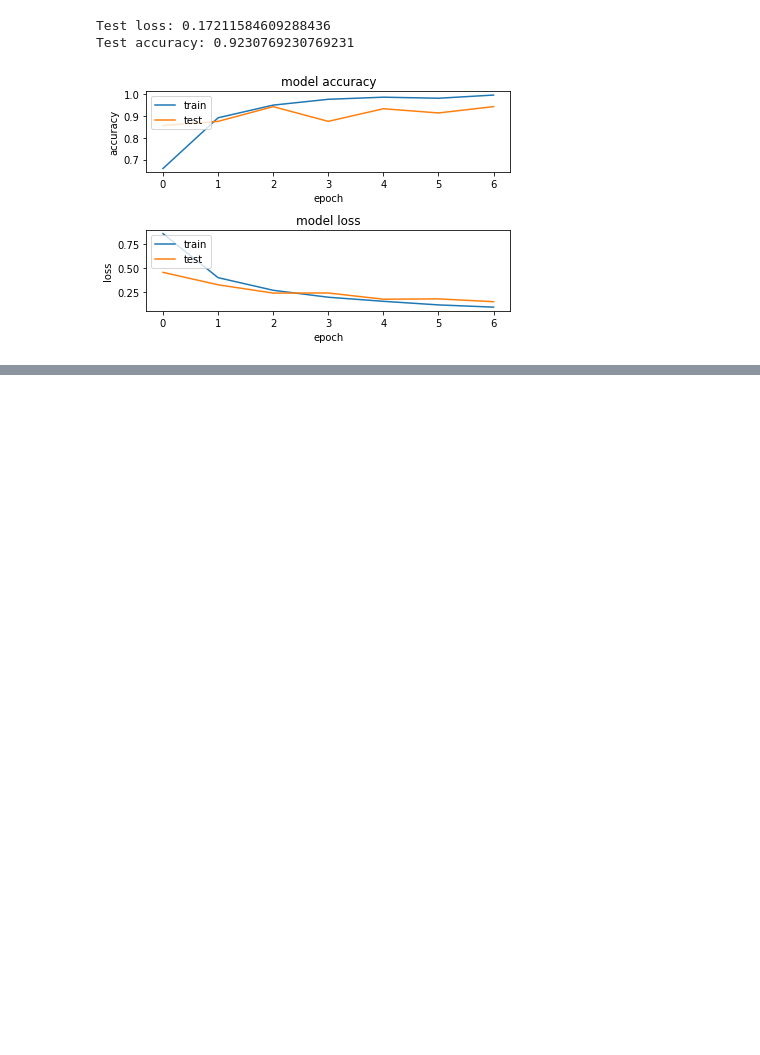
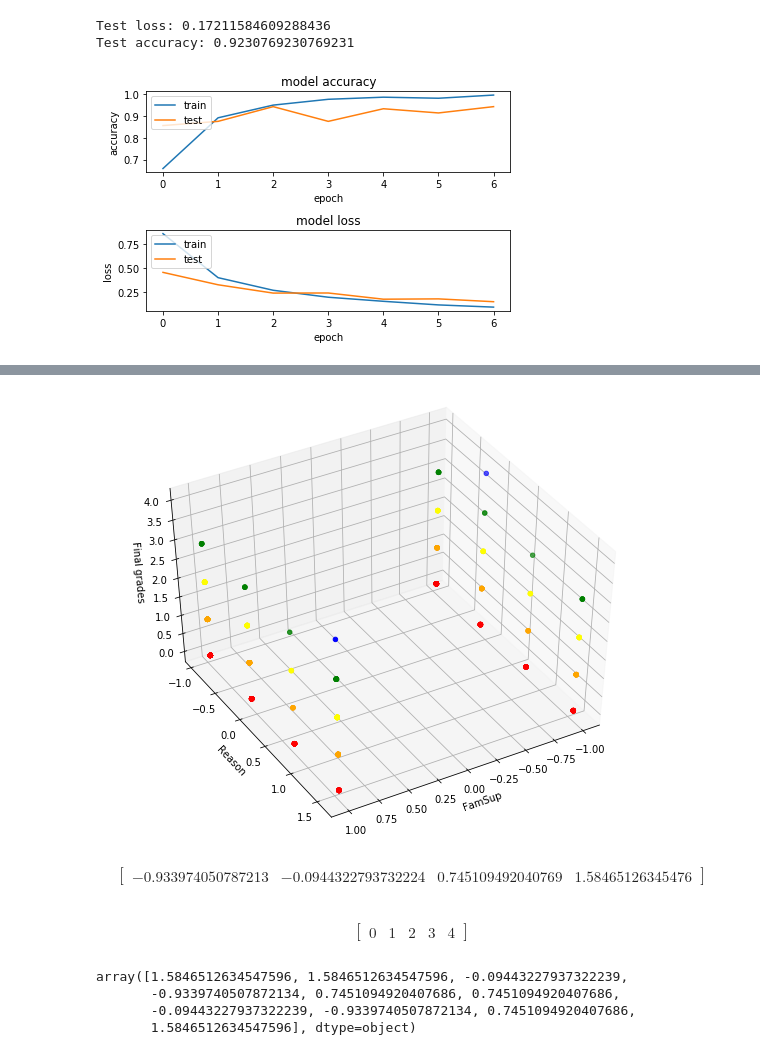
Before and after one commit to CSCI4850/S19-team3-project, a Jupyter notebook: LSTM1.ipynb, the cells around one changed output, grey strips where cells are left out. Saved outputs shown, nothing was run; the diff lists cells and outputs as text; code cells hidden in the pictures; blank space fills up the shorter version.

```diff
--- a/LSTM1.ipynb
+++ b/LSTM1.ipynb
@@ -2187,0 +2230,15 @@ plt.show()
+# %%
+from mpl_toolkits.mplot3d import axes3d
+fig = plt.figure()
+ax = fig.gca(projection='3d')
+fig.set_figwidth(10)
+fig.set_figheight(8)
+ax.scatter(PC1,PC2,Y[:],
+           color=[['red','orange','yellow','green','blue'][i]
+                   for i in Y.astype(int)])
+ax.set_xlabel("FamSup")
+ax.set_ylabel("Reason")
+ax.set_zlabel("Final grades")
+ax.view_init(45,60)
+# %% [output]
+[figure, added]
@@ -2187,0 +2276,4 @@ plt.show()
+# %%
+Matrix(np.unique(student_data[:,10])).T
+# %% [output]
+$$\left[\begin{matrix}-0.933974050787213 & -0.0944322793732224 & 0.745109492040769 & 1.58465126345476\end{matrix}\right]$$
@@ -2187,0 +2282,11 @@ plt.show()
+# %%
+Matrix(np.unique(student_data[:,32])).T
+# %% [output]
+$$\left[\begin{matrix}0 & 1 & 2 & 3 & 4\end{matrix}\right]$$
+# %%
+student_data[:10,10]
+# %% [output]
+array([1.5846512634547596, 1.5846512634547596, -0.09443227937322239,
+       -0.9339740507872134, 0.7451094920407686, 0.7451094920407686,
+       -0.09443227937322239, -0.9339740507872134, 0.7451094920407686,
+       1.5846512634547596], dtype=object)
```
Also changed, not shown: parts of 35 cells of this notebook.
